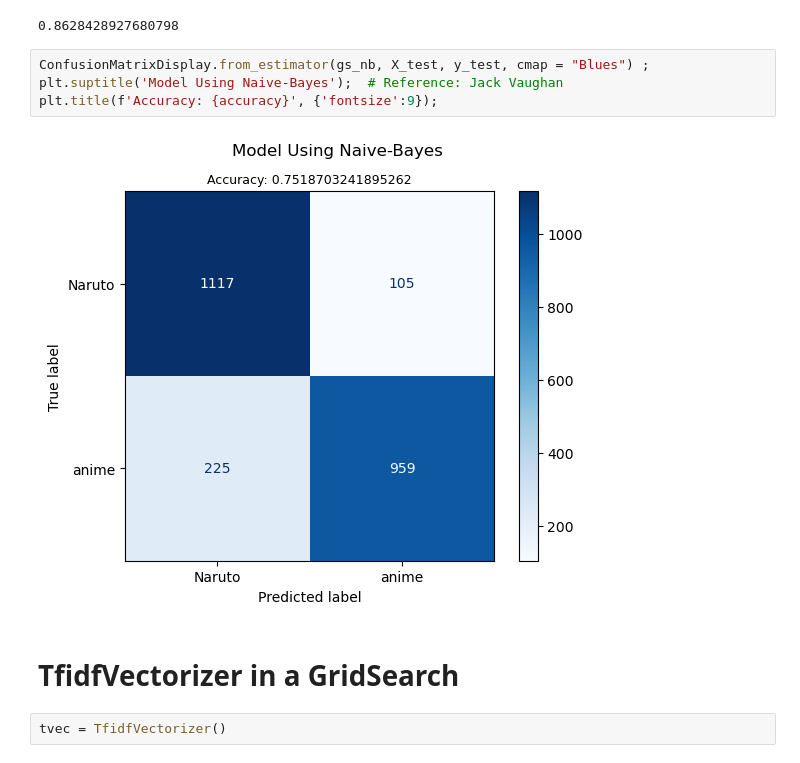
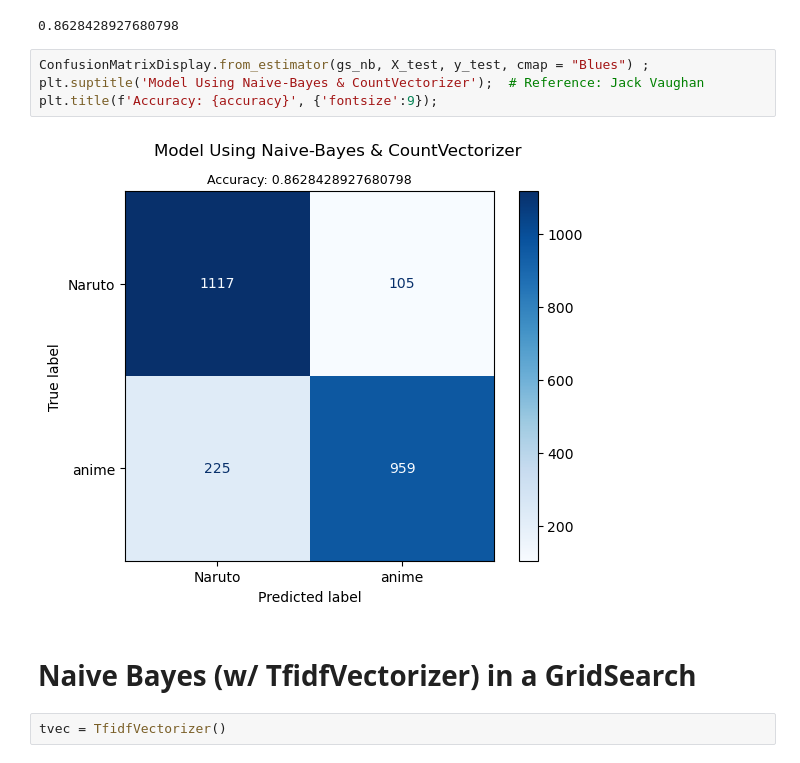
Before and after one commit to wangdj3/DSI_subreddit_comparison, a Jupyter notebook: my-project3-classification.ipynb, the cells around one changed output. Cells and saved outputs as stored; diff of their text form.

```diff
--- a/my-project3-classification.ipynb
+++ b/my-project3-classification.ipynb
@@ -225,12 +225,12 @@ accuracy
 0.8628428927680798
 # %%
 ConfusionMatrixDisplay.from_estimator(gs_nb, X_test, y_test, cmap = "Blues") ;
-plt.suptitle('Model Using Naive-Bayes');  # Reference: Jack Vaughan
+plt.suptitle('Model Using Naive-Bayes & CountVectorizer');  # Reference: Jack Vaughan
 plt.title(f'Accuracy: {accuracy}', {'fontsize':9});
 # %% [output]
-[figure, old version]
+[figure, new version]
 # %% [markdown]
-# TfidfVectorizer in a GridSearch
+# Naive Bayes (w/ TfidfVectorizer) in a GridSearch
 # %%
 tvec = TfidfVectorizer()
 # %%
```
Also changed, not shown: parts of 16 cells of this notebook, 7 other files.
